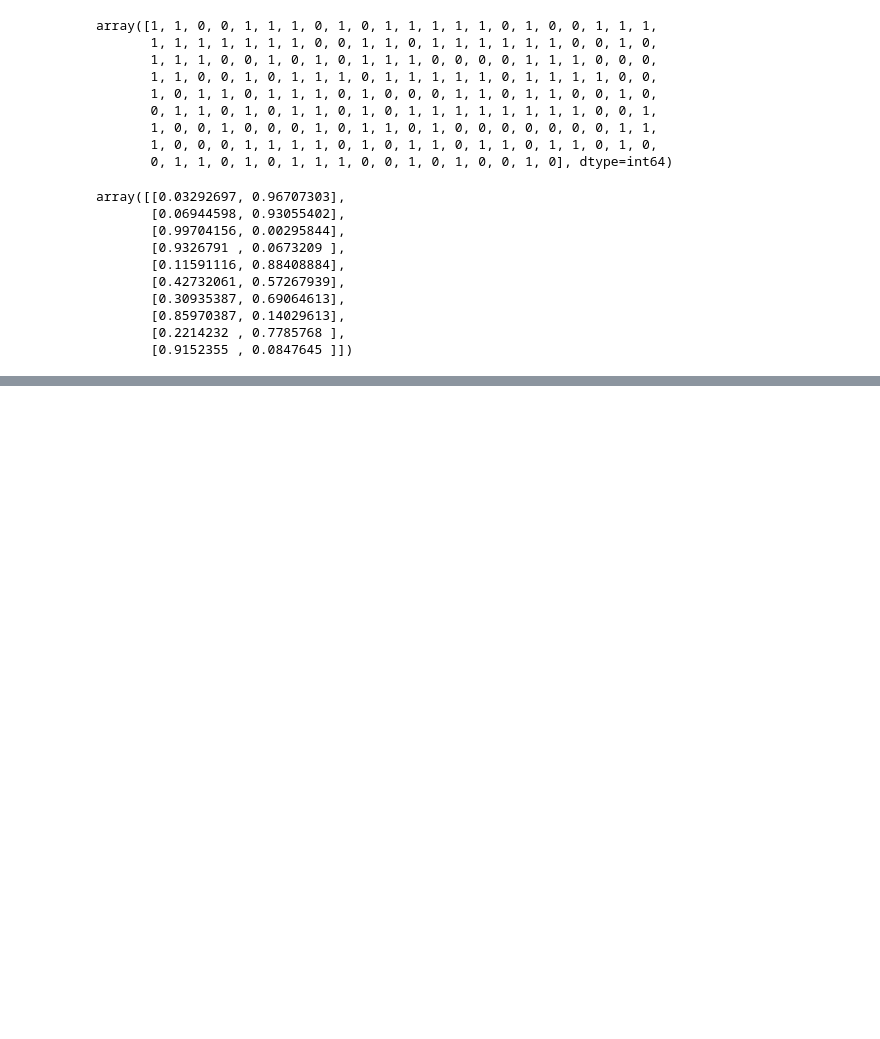
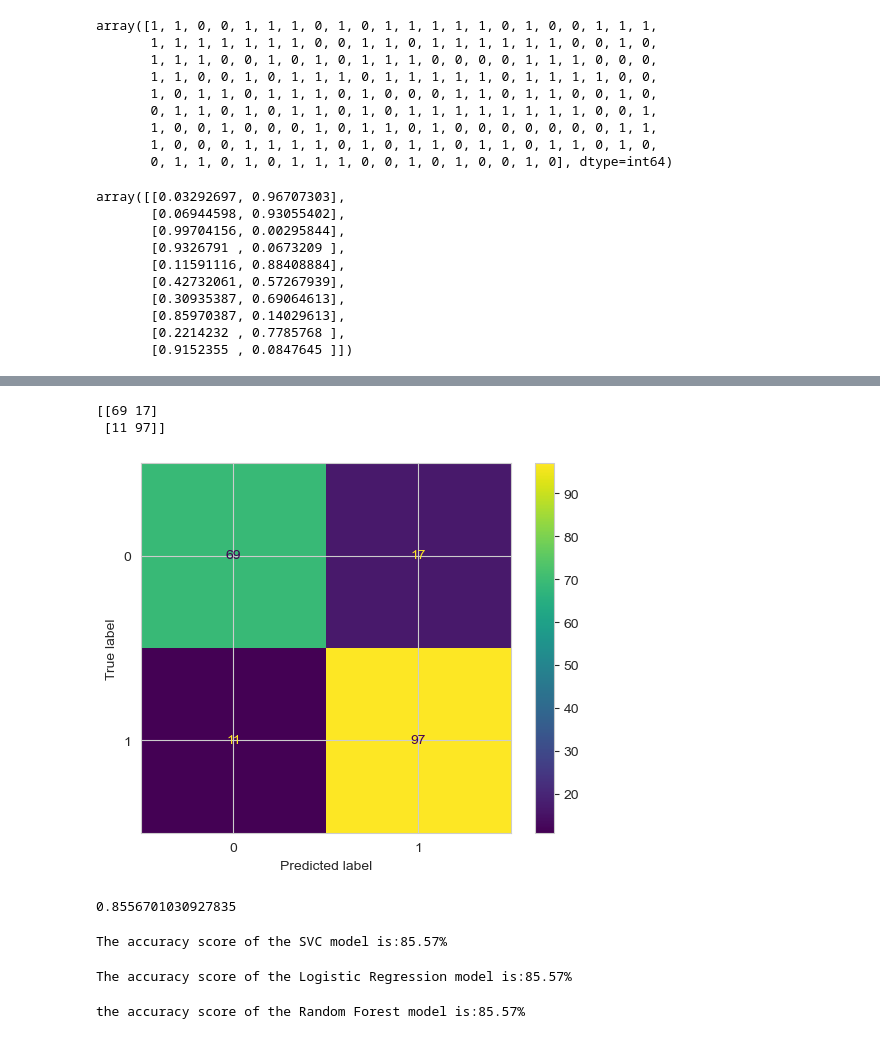
Before and after one commit to NwandoObi/Heart-Disease-Prediction, a Jupyter notebook: Heart-Disease-Prediction.ipynb, the cells around one changed output, grey strips where cells are left out. Saved outputs shown, nothing was run; the diff lists cells and outputs as text; code cells hidden in the pictures; blank space fills up the shorter version.

```diff
--- a/Heart-Disease-Prediction.ipynb
+++ b/Heart-Disease-Prediction.ipynb
@@ -469,0 +531,28 @@ array([[0.03292697, 0.96707303],
+# %%
+cm = confusion_matrix(y_test, y_pred)
+print(cm)
+# %% [output]
+[[69 17]
+ [11 97]]
+# %%
+display = ConfusionMatrixDisplay(cm, display_labels=reg.classes_)
+display.plot();
+# %% [output]
+[figure, added]
+# %%
+accuracy_score = accuracy_score(y_test, y_pred)
+accuracy_score
+# %% [output]
+0.8556701030927835
+# %%
+print("The accuracy score of the SVC model is:{0:.2f}%". format (accuracy_score*100))
+# %% [output]
+The accuracy score of the SVC model is:85.57%
+# %%
+print("The accuracy score of the Logistic Regression model is:{0:.2f}%". format (accuracy_score*100))
+# %% [output]
+The accuracy score of the Logistic Regression model is:85.57%
+# %%
+print("the accuracy score of the Random Forest model is:{0:.2f}%". format (accuracy_score*100))
+# %% [output]
+the accuracy score of the Random Forest model is:85.57%
```
Also changed, not shown: parts of 42 cells of this notebook.
